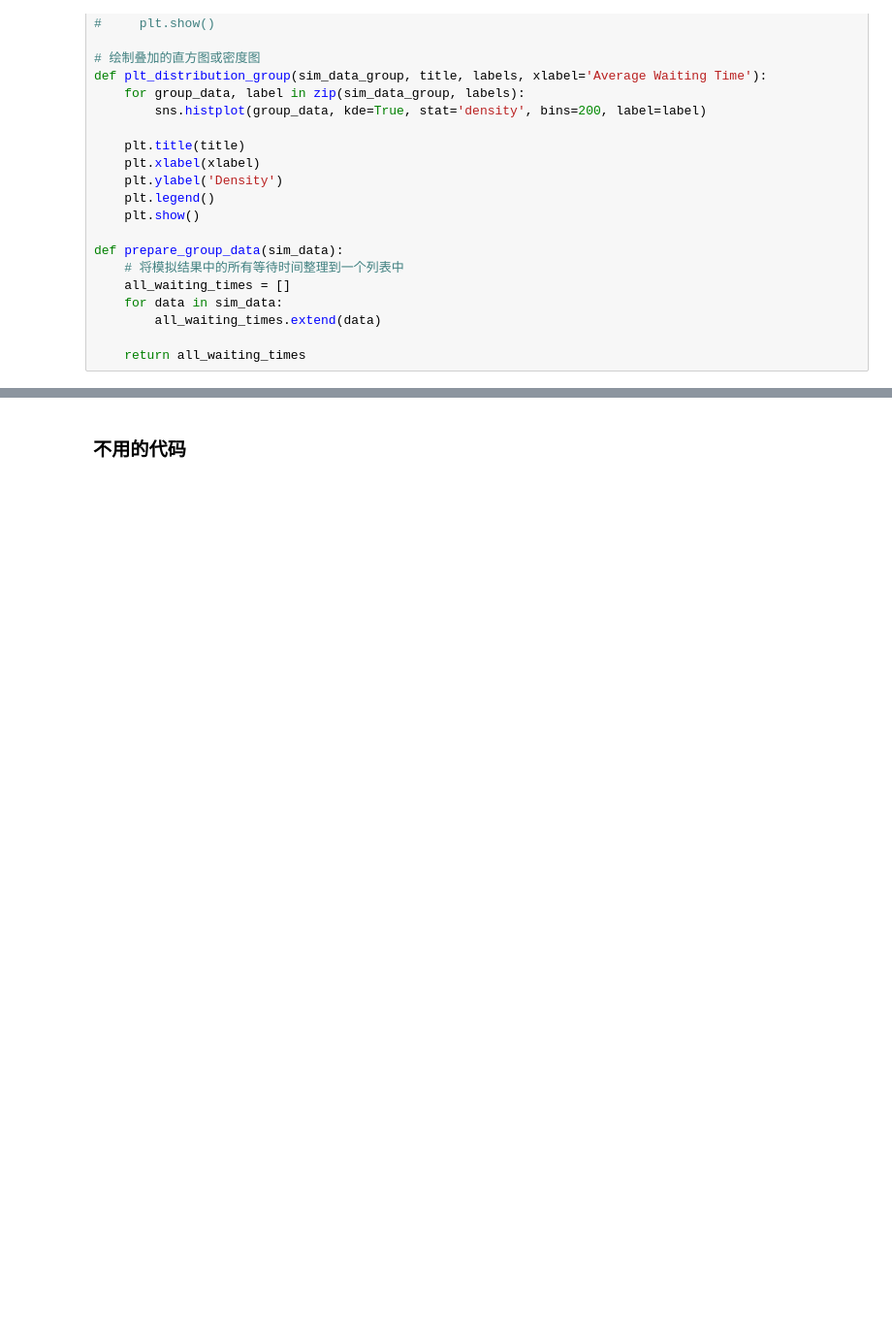
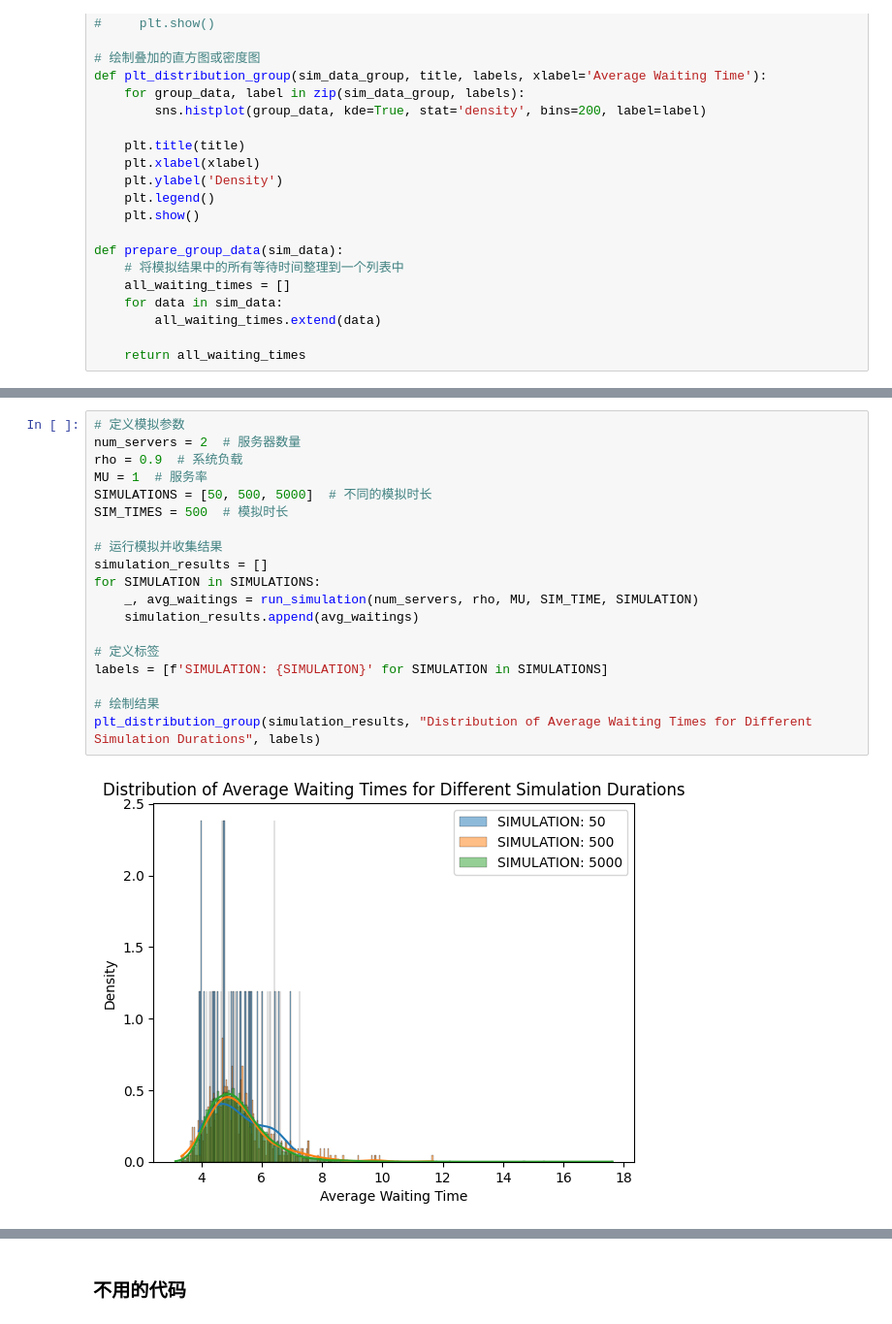
Before and after one commit to Ailuro-Luna/queueing, a Jupyter notebook: Jiawei Liao_14702398_Weikang Chen_14765632_Dan Dong_14989093_Assignment 2.ipynb, the cells around one changed output, grey strips where cells are left out. Shown at 97% size. Saved outputs shown, nothing was run; the diff lists cells and outputs as text; blank space fills up the shorter version.

```diff
--- a/Jiawei Liao_14702398_Weikang Chen_14765632_Dan Dong_14989093_Assignment 2.ipynb
+++ b/Jiawei Liao_14702398_Weikang Chen_14765632_Dan Dong_14989093_Assignment 2.ipynb
@@ -229,3 +231,24 @@ plt_distribution_group(simulation_results, "Distribution of Average Waiting Time
+# %%
+# 定义模拟参数
+num_servers = 2  # 服务器数量
+rho = 0.9  # 系统负载
+MU = 1  # 服务率
+SIMULATIONS = [50, 500, 5000]  # 不同的模拟时长
+SIM_TIMES = 500  # 模拟时长
+
+# 运行模拟并收集结果
+simulation_results = []
+for SIMULATION in SIMULATIONS:
+    _, avg_waitings = run_simulation(num_servers, rho, MU, SIM_TIME, SIMULATION)
+    simulation_results.append(avg_waitings)
+
+# 定义标签
+labels = [f'SIMULATION: {SIMULATION}' for SIMULATION in SIMULATIONS]
+
+# 绘制结果
+plt_distribution_group(simulation_results, "Distribution of Average Waiting Times for Different Simulation Durations", labels)
+# %% [output]
+[figure, added]
 # %%
 # Simulation parameters
 num_servers = 2
```
Also changed, not shown: parts of 7 cells of this notebook.
